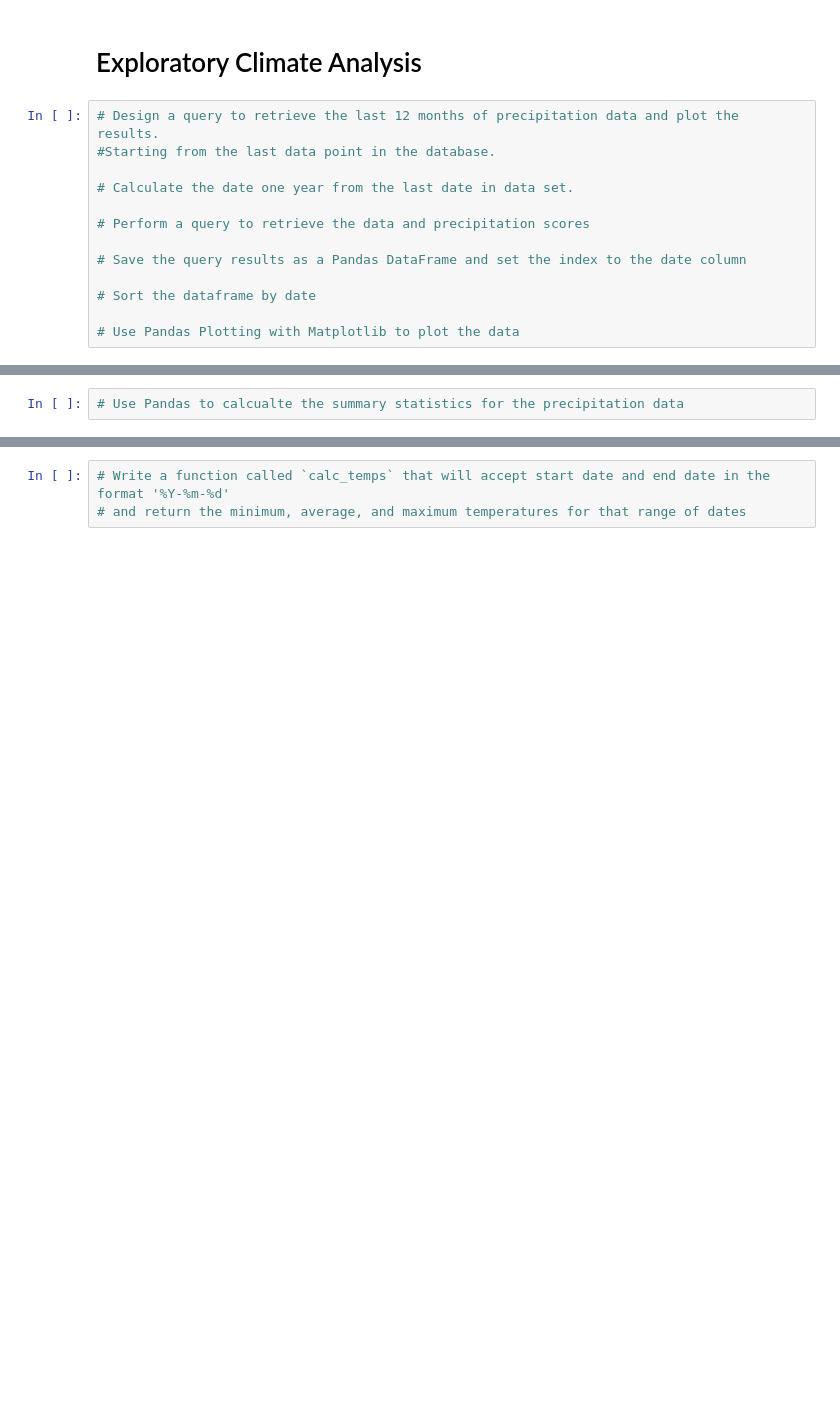
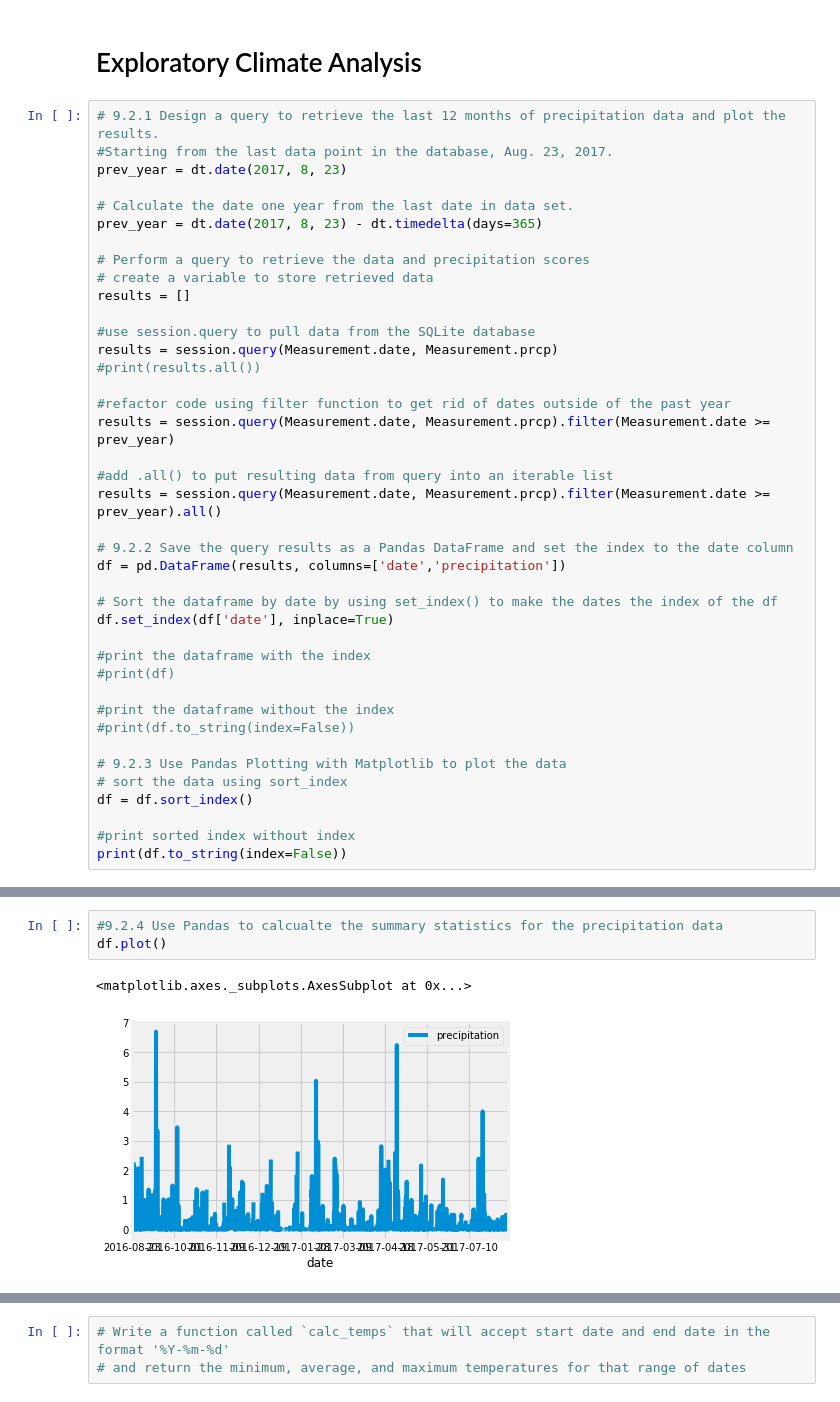
Before and after one commit to SamSteffen/Surfs_Up, a Jupyter notebook: climate_analysis.ipynb, the cells around one changed output, grey strips where cells are left out. Drawn from its saved outputs; the diff is of its cells as text; blank space fills up the shorter version.

```diff
--- a/climate_analysis.ipynb
+++ b/climate_analysis.ipynb
@@ -41,15 +41,42 @@ session = Session(engine)
 # %% [markdown]
 # Exploratory Climate Analysis
 # %%
-# Design a query to retrieve the last 12 months of precipitation data and plot the results.
-#Starting from the last data point in the database.
+# 9.2.1 Design a query to retrieve the last 12 months of precipitation data and plot the results.
+#Starting from the last data point in the database, Aug. 23, 2017.
+prev_year = dt.date(2017, 8, 23)
 
 # Calculate the date one year from the last date in data set.
+prev_year = dt.date(2017, 8, 23) - dt.timedelta(days=365)
 
 # Perform a query to retrieve the data and precipitation scores
+# create a variable to store retrieved data
+results = []
 
-# Save the query results as a Pandas DataFrame and set the index to the date column
+#use session.query to pull data from the SQLite database
+results = session.query(Measurement.date, Measurement.prcp)
+#print(results.all())
 
-# Sort the dataframe by date
+#refactor code using filter function to get rid of dates outside of the past year
+results = session.query(Measurement.date, Measurement.prcp).filter(Measurement.date >= prev_year)
 
-# Use Pandas Plotting with Matplotlib to plot the data
+#add .all() to put resulting data from query into an iterable list
+results = session.query(Measurement.date, Measurement.prcp).filter(Measurement.date >= prev_year).all()
+
+# 9.2.2 Save the query results as a Pandas DataFrame and set the index to the date column
+df = pd.DataFrame(results, columns=['date','precipitation'])
+
+# Sort the dataframe by date by using set_index() to make the dates the index of the df
+df.set_index(df['date'], inplace=True)
+
+#print the dataframe with the index
+#print(df)
+
+#print the dataframe without the index
+#print(df.to_string(index=False))
+
+# 9.2.3 Use Pandas Plotting with Matplotlib to plot the data
+# sort the data using sort_index
+df = df.sort_index()
+
+#print sorted index without index
+print(df.to_string(index=False))
@@ -56,2 +101,6 @@ session = Session(engine)
 # %%
-# Use Pandas to calcualte the summary statistics for the precipitation data
+#9.2.4 Use Pandas to calcualte the summary statistics for the precipitation data
+df.plot()
+# %% [output]
+<matplotlib.axes._subplots.AxesSubplot at 0x...>
+[figure, added]
```
Also changed, not shown: parts of 7 cells of this notebook.
